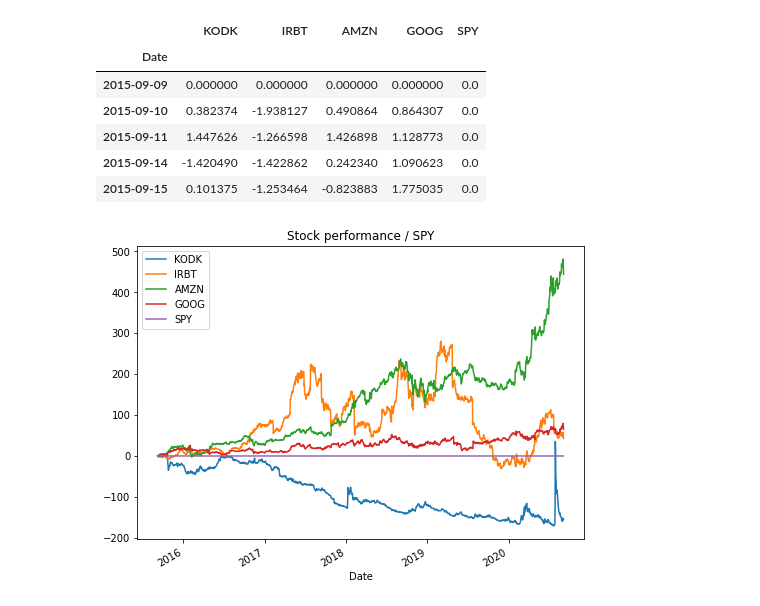
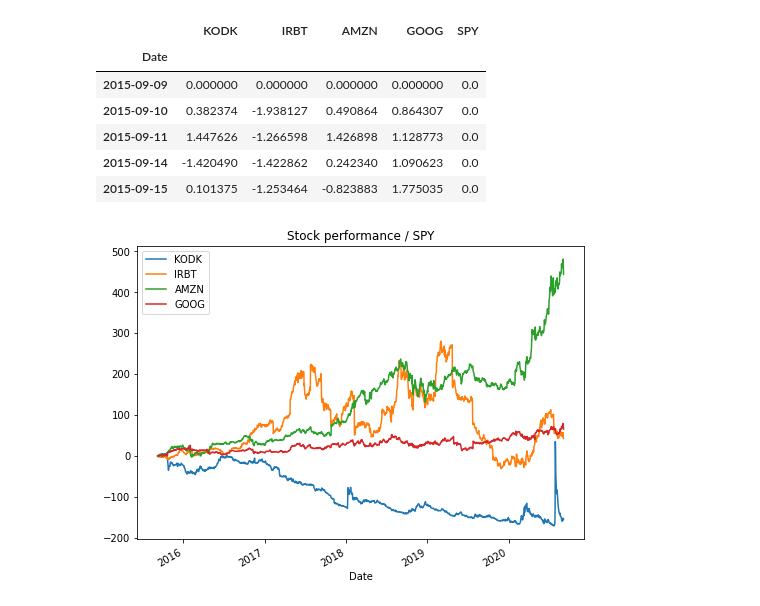
Before and after one commit to GabeMaldonado/JupyterNotebooks, a Jupyter notebook: TimeSeries.ipynb, the cells around one changed output. Cells and saved outputs as stored; diff of their text form; code cells hidden in the pictures.

```diff
--- a/TimeSeries.ipynb
+++ b/TimeSeries.ipynb
@@ -726,6 +726,6 @@ diff.head()
 | 2015-09-14 | -1.420490 | -1.422862 | 0.242340 | 1.090623 | 0.0 |
 | 2015-09-15 | 0.101375 | -1.253464 | -0.823883 | 1.775035 | 0.0 |
 # %%
-diff.plot(title="Stock performance / SPY", figsize = (8,6));
+diff[['KODK', 'IRBT', 'AMZN', 'GOOG']].plot(title="Stock performance / SPY", figsize = (8,6));
 # %% [output]
-[figure, old version]
+[figure, new version]
```
Also changed, not shown: parts of 52 cells of this notebook.
